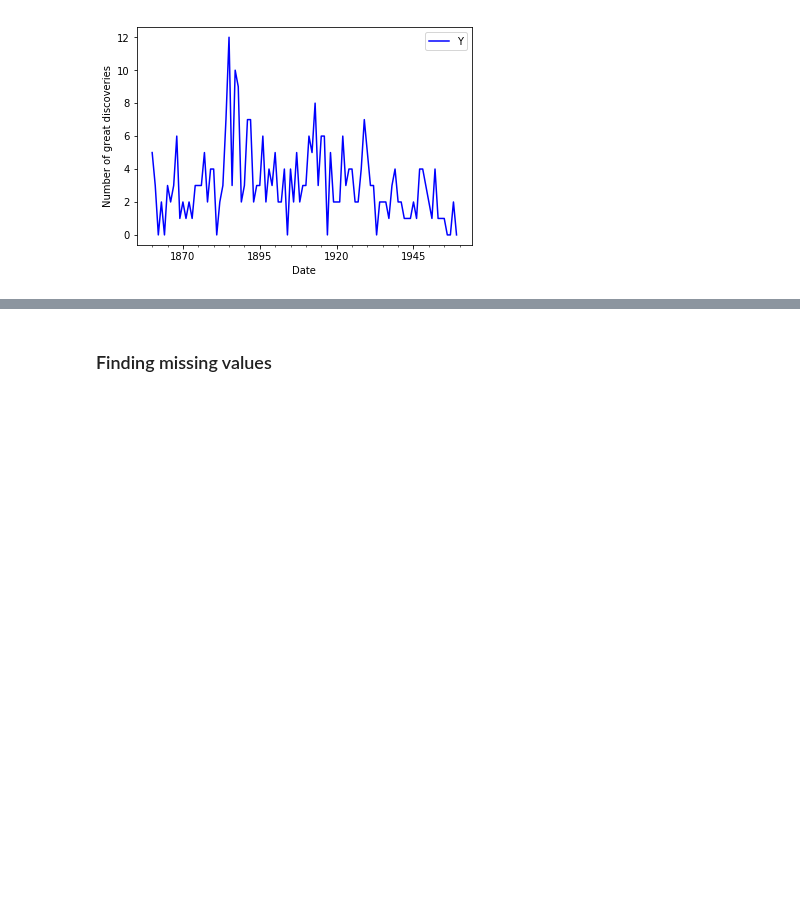
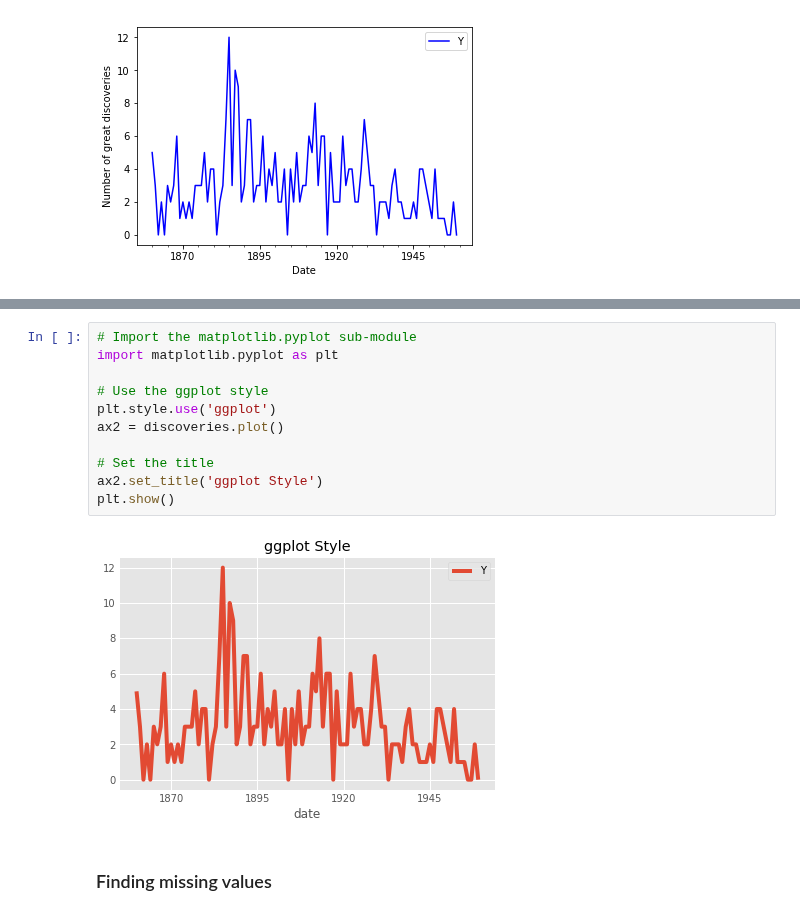
Before and after one commit to bhaskarjitsarmah/projects_D, a Jupyter notebook: Visualizing Time Series Data in Python/Visualizing Time Series Data in Python.ipynb, the cells around one changed output, grey strips where cells are left out. Saved outputs shown, nothing was run; the diff lists cells and outputs as text; blank space fills up the shorter version.

```diff
--- a/Visualizing Time Series Data in Python/Visualizing Time Series Data in Python.ipynb
+++ b/Visualizing Time Series Data in Python/Visualizing Time Series Data in Python.ipynb
@@ -58,3 +73,16 @@ plt.show()
+# %%
+# Import the matplotlib.pyplot sub-module
+import matplotlib.pyplot as plt
+
+# Use the ggplot style
+plt.style.use('ggplot')
+ax2 = discoveries.plot()
+
+# Set the title
+ax2.set_title('ggplot Style')
+plt.show()
+# %% [output]
+[figure, added]
 # %% [markdown]
 ### Finding missing values
 # %%
```
Also changed, not shown: parts of 2 cells of this notebook.
